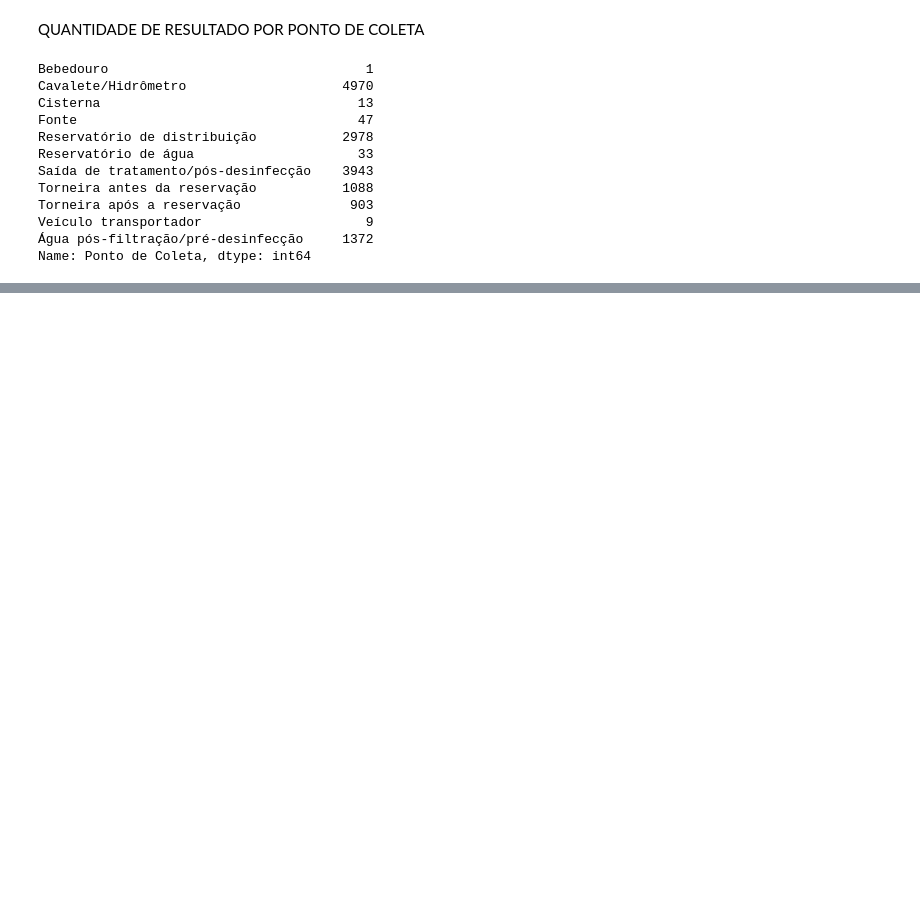
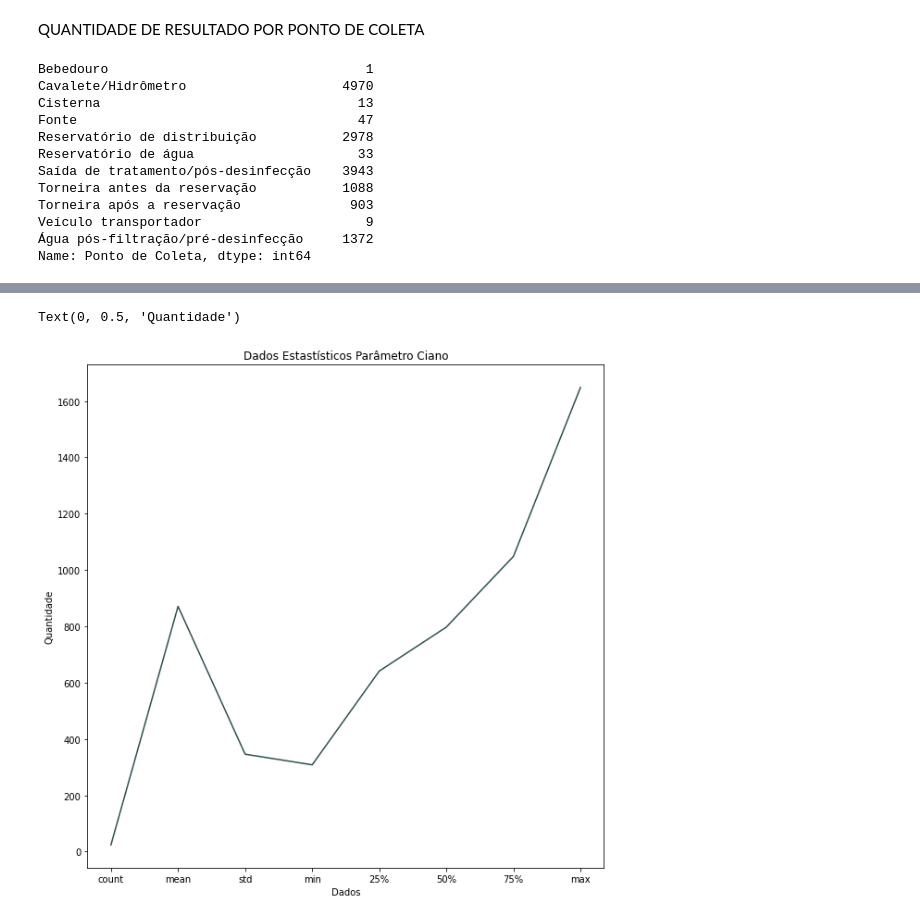
Before and after one commit to AwanneZanca/Analytics, a Jupyter notebook: Cianobactérias&Cianotoxinas.ipynb, the cells around one changed output, grey strips where cells are left out. Drawn from its saved outputs; the diff is of its cells as text; code cells hidden in the pictures; blank space fills up the shorter version.

```diff
--- a/Cianobactérias&Cianotoxinas.ipynb
+++ b/Cianobactérias&Cianotoxinas.ipynb
@@ -141,0 +174,32 @@ grp.show()
+# %%
+grupo = ['Anabaena sp.',
+'Anatoxina-a(s) (µg/L) ',
+'Aphanocapsa sp.    ',
+'Aphanothece sp.   ',
+'Cilindrospermopsinas (µg/L) ',
+'Cylindrospermopsis sp.  ',
+'Dolichospermum sp.    ',
+'Geitlerinema sp. ',
+'Jaaginema sp.      ',
+'Lyngbya sp.   ',
+'Microcystis sp.  ',
+'Miscrocistinas (µg/L) ',
+'Outra(s)  ',
+'Outro(s) gênero(s)*  ',
+'Planktolyngbya sp.',
+'Planktothrix sp.  ',
+'Pseudoanabaena sp. ',
+'Radiocystis sp.',
+'Raphidiopsis sp. ',
+'Saxitoxinas (µg equivalente STX/L) ',
+'Sphaeropermopsis sp.',
+'Synechococcus sp.',
+'Synechocystis sp.  ',
+'Tychonema sp.  ']
+
+value  = [1037,308,808,644,1219,938,652,1179,638,633,909,1648,378,1592,786,921,842,648,1081,1421,721,626,642,625]
+
+
+df = pd.DataFrame({'Nome':grupo,
+                   'Quantidade' : value})
+print(df)
@@ -141,0 +224,3 @@ grp.show()
+# %%
+x = df.describe()
+x.head( )
@@ -141,0 +234,9 @@ grp.show()
+# %%
+grp.plot(x, color='#2F4F4F')
+grp.title('Dados Estastísticos Parâmetro Ciano')
+grp.gcf().set_size_inches(10, 10)
+grp.xlabel('Dados', fontsize=10)
+grp.ylabel('Quantidade', fontsize=10)
+# %% [output]
+Text(0, 0.5, 'Quantidade')
+[figure, added]
```
Also changed, not shown: parts of 9 cells of this notebook.
